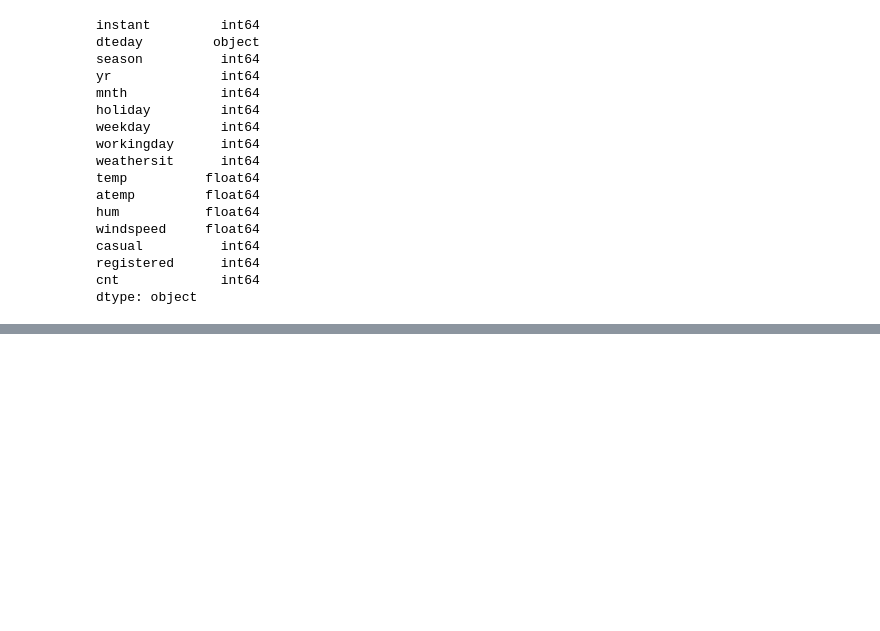
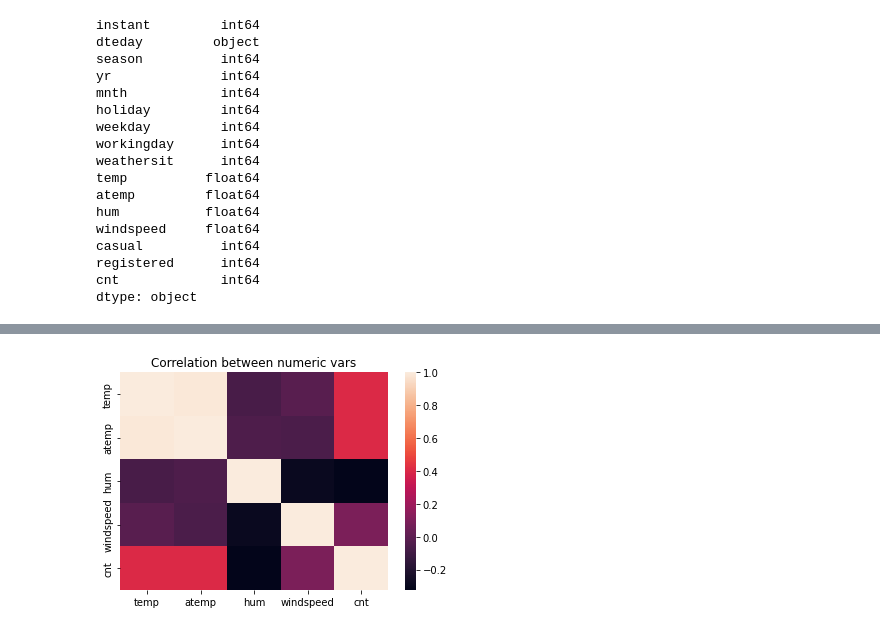
Before and after one commit to rmaciel1988/bikesharing, a Jupyter notebook: notebooks/01-DataAnalisys.ipynb, the cells around one changed output, grey strips where cells are left out. Drawn from its saved outputs; the diff is of its cells as text; code cells hidden in the pictures; blank space fills up the shorter version.

```diff
--- a/notebooks/01-DataAnalisys.ipynb
+++ b/notebooks/01-DataAnalisys.ipynb
@@ -130,0 +135,3 @@ dtype: object
+# %%
+df_hour.dteday = pd.to_datetime(df_hour.dteday, format='%Y-%m-%d')
+df_day.dteday = pd.to_datetime(df_day.dteday, format='%Y-%m-%d')
@@ -130,0 +149,5 @@ dtype: object
+# %%
+sns.heatmap(df_hour[['temp', 'atemp', 'hum', 'windspeed', 'cnt']]\
+    .corr()).set_title('Correlation between numeric vars');
+# %% [output]
+[figure, added]
```
Also changed, not shown: parts of 12 cells of this notebook, 2 other files.
